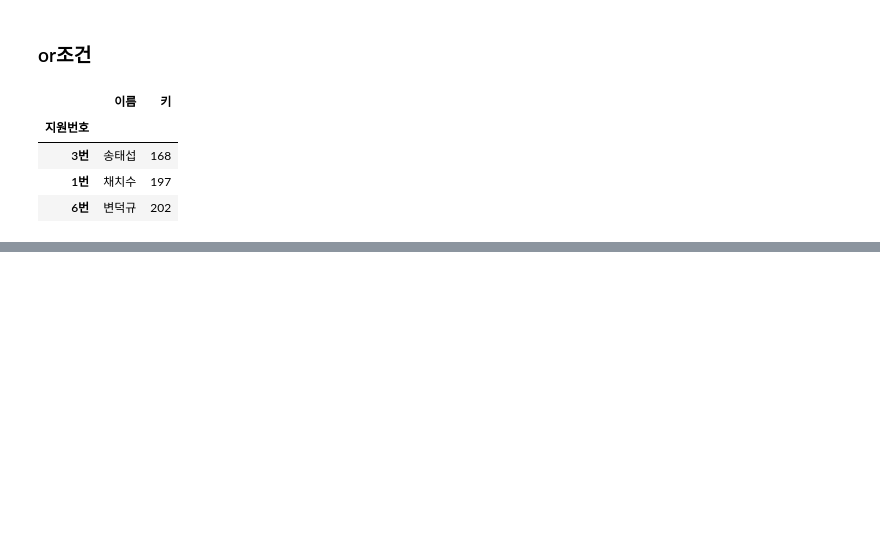
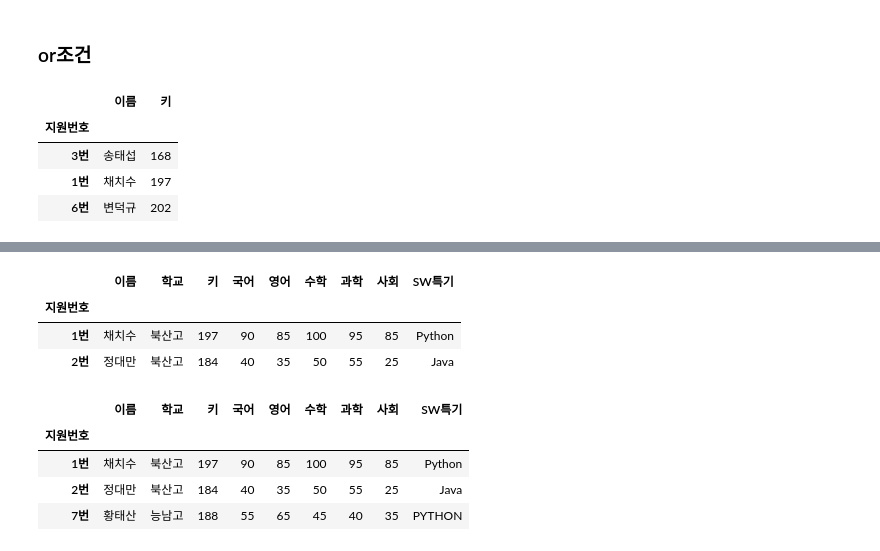
Before and after one commit to Lion-Heart-KR/DataAnalysisAndVisualization, a Jupyter notebook: Pandas/09. 데이터 선택(조건).ipynb, the cells around one changed output, grey strips where cells are left out. Drawn from its saved outputs; the diff is of its cells as text; code cells hidden in the pictures; blank space fills up the shorter version.

```diff
--- a/Pandas/09. 데이터 선택(조건).ipynb
+++ b/Pandas/09. 데이터 선택(조건).ipynb
@@ -96,0 +128,20 @@ df.loc[(df['키'] >= 195) | (df['키'] <= 170), ['이름', '키']].sort_values('
+# %%
+#SW특기가 langs의 원소인 데이터를 필터링
+langs = ['Python', 'Java']
+filt = df['SW특기'].isin(langs)
+df[filt]
+# %% [output]
+|  | 이름 | 학교 | 키 | 국어 | 영어 | 수학 | 과학 | 사회 | SW특기 |
+| 지원번호 |  |  |  |  |  |  |  |  |  |
+| 1번 | 채치수 | 북산고 | 197 | 90 | 85 | 100 | 95 | 85 | Python |
+| 2번 | 정대만 | 북산고 | 184 | 40 | 35 | 50 | 55 | 25 | Java |
+# %%
+langs = ['python', 'java']
+filt = df['SW특기'].str.lower().isin(langs)
+df[filt]
+# %% [output]
+|  | 이름 | 학교 | 키 | 국어 | 영어 | 수학 | 과학 | 사회 | SW특기 |
+| 지원번호 |  |  |  |  |  |  |  |  |  |
+| 1번 | 채치수 | 북산고 | 197 | 90 | 85 | 100 | 95 | 85 | Python |
+| 2번 | 정대만 | 북산고 | 184 | 40 | 35 | 50 | 55 | 25 | Java |
+| 7번 | 황태산 | 능남고 | 188 | 55 | 65 | 45 | 40 | 35 | PYTHON |
```
Also changed, not shown: parts of 8 cells of this notebook.
